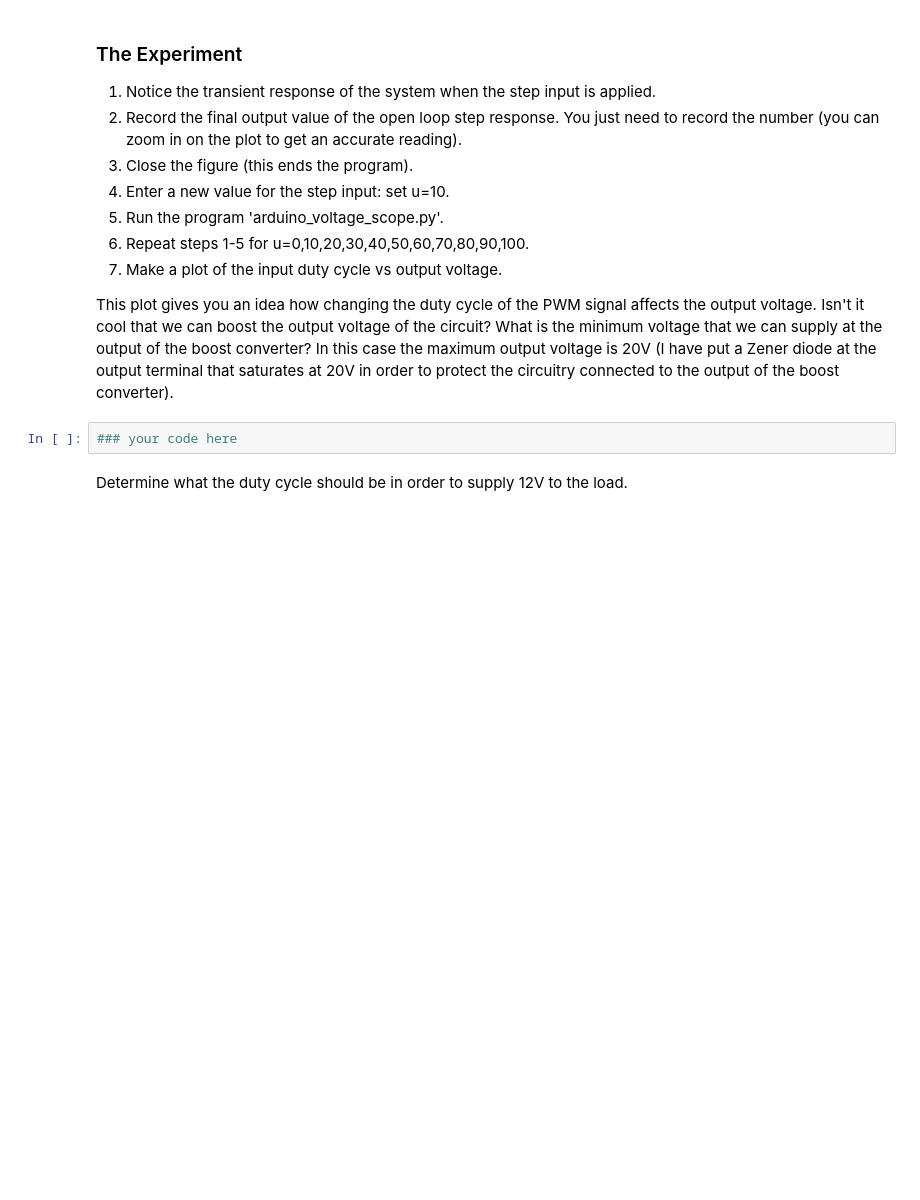
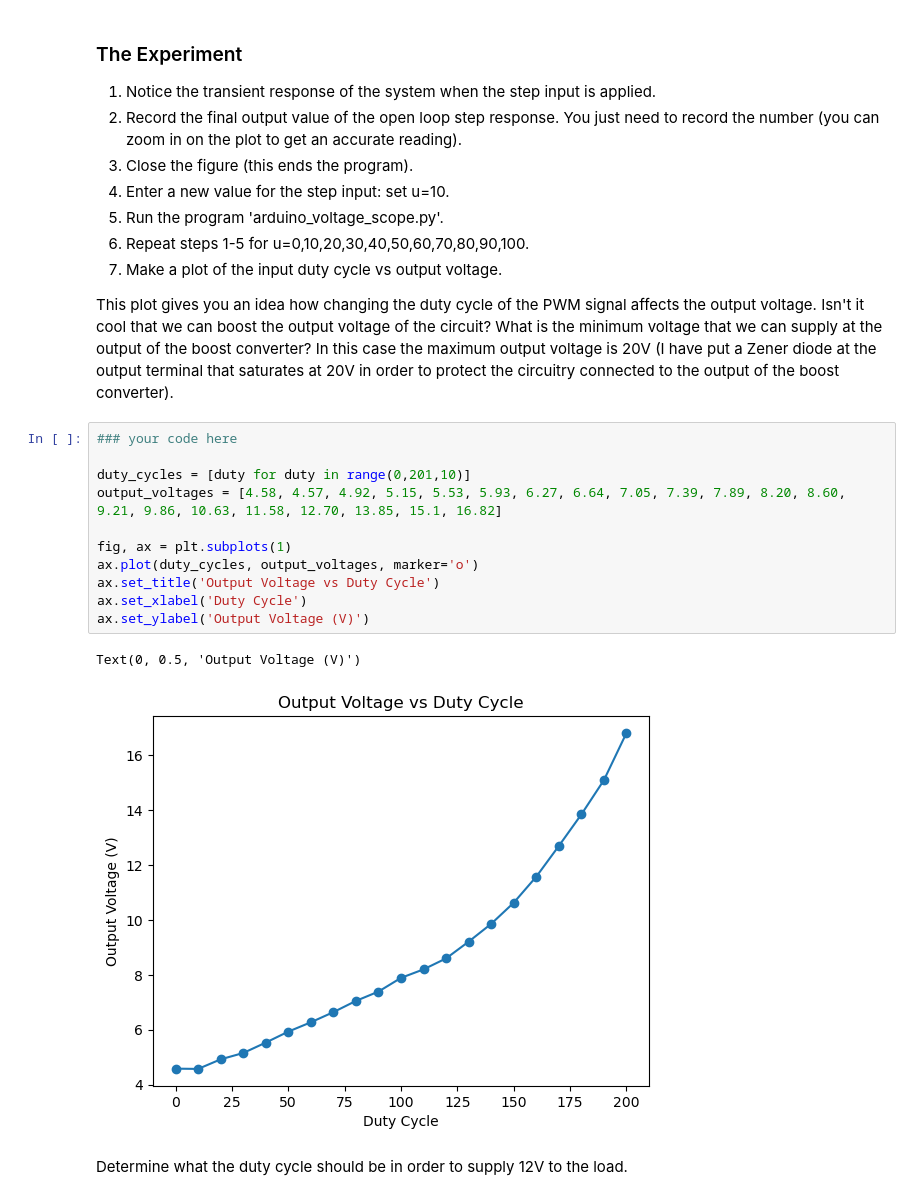
Before and after one commit to Sarveshvj/ENEL441-Lab, a Jupyter notebook: lab-3/ENEL441 lab3.ipynb, the cells around one changed output. Saved outputs shown, nothing was run; the diff lists cells and outputs as text; blank space fills up the shorter version.

Commit message:
Added graphs and stuff

```diff
--- a/lab-3/ENEL441 lab3.ipynb
+++ b/lab-3/ENEL441 lab3.ipynb
@@ -147,6 +147,18 @@ During the lab, keep an eye on the current being drawn by the circuit. Although
 This plot gives you an idea how changing the duty cycle of the PWM signal affects the output voltage. Isn't it cool that we can boost the output voltage of the circuit? What is the minimum voltage that we can supply at the output of the boost converter? In this case the maximum output voltage is 20V (I have put a Zener diode at the output terminal that saturates at 20V in order to protect the circuitry connected to the output of the boost converter).
 # %%
 ### your code here
+
+duty_cycles = [duty for duty in range(0,201,10)]
+output_voltages = [4.58, 4.57, 4.92, 5.15, 5.53, 5.93, 6.27, 6.64, 7.05, 7.39, 7.89, 8.20, 8.60, 9.21, 9.86, 10.63, 11.58, 12.70, 13.85, 15.1, 16.82]
+
+fig, ax = plt.subplots(1)
+ax.plot(duty_cycles, output_voltages, marker='o')
+ax.set_title('Output Voltage vs Duty Cycle')
+ax.set_xlabel('Duty Cycle')
+ax.set_ylabel('Output Voltage (V)')
+# %% [output]
+Text(0, 0.5, 'Output Voltage (V)')
+[figure, added]
 # %% [markdown]
 Determine what the duty cycle should be in order to supply 12V to the load.
 # %%
```
Also changed, not shown: parts of 7 cells of this notebook.
